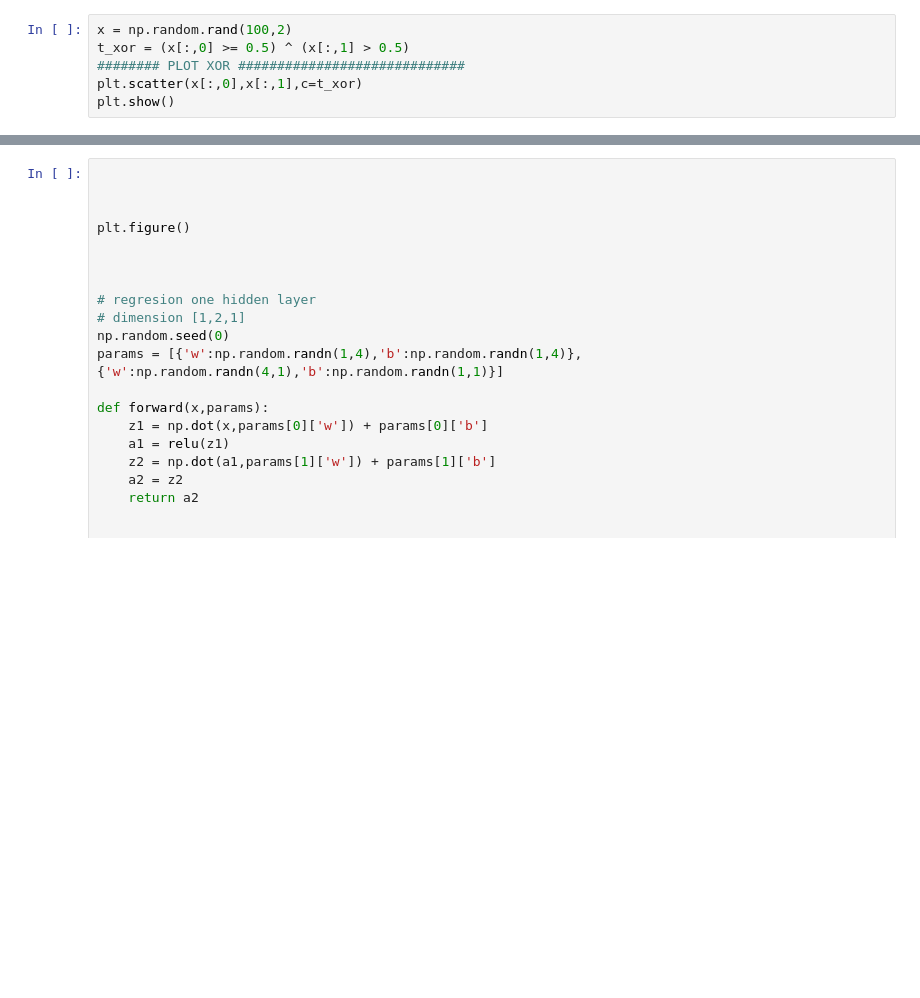
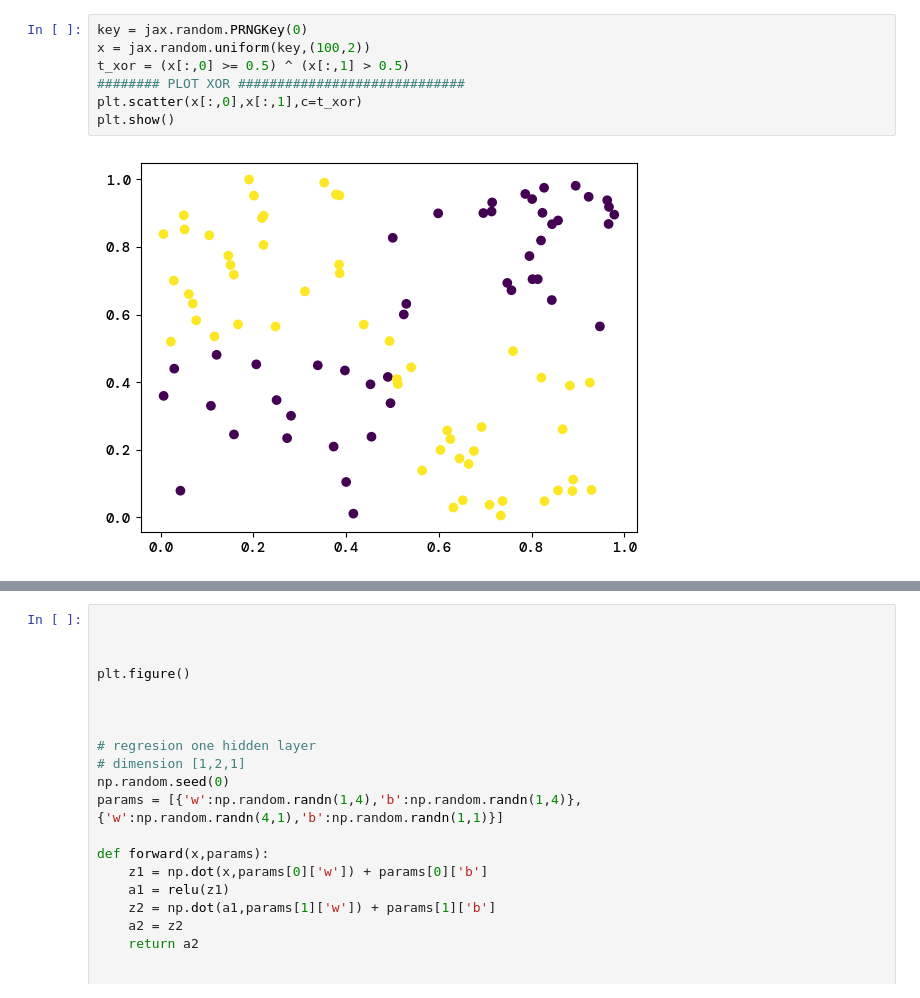
Before and after one commit to bragewiseth/MachineLearningProjects, a Jupyter notebook: project2/src/universalFuncitonApproximation.ipynb, the cells around one changed output, grey strips where cells are left out. Saved outputs shown, nothing was run; the diff lists cells and outputs as text; blank space fills up the shorter version.

```diff
--- a/project2/src/universalFuncitonApproximation.ipynb
+++ b/project2/src/universalFuncitonApproximation.ipynb
@@ -28,8 +13,11 @@ plt.show()
 # %%
-x = np.random.rand(100,2)
+key = jax.random.PRNGKey(0)
+x = jax.random.uniform(key,(100,2))
 t_xor = (x[:,0] >= 0.5) ^ (x[:,1] > 0.5)
 ######## PLOT XOR #############################
 plt.scatter(x[:,0],x[:,1],c=t_xor)
 plt.show()
+# %% [output]
+[figure, added]
 # %%
 
```
Also changed, not shown: parts of 6 cells of this notebook, 10 other files.
